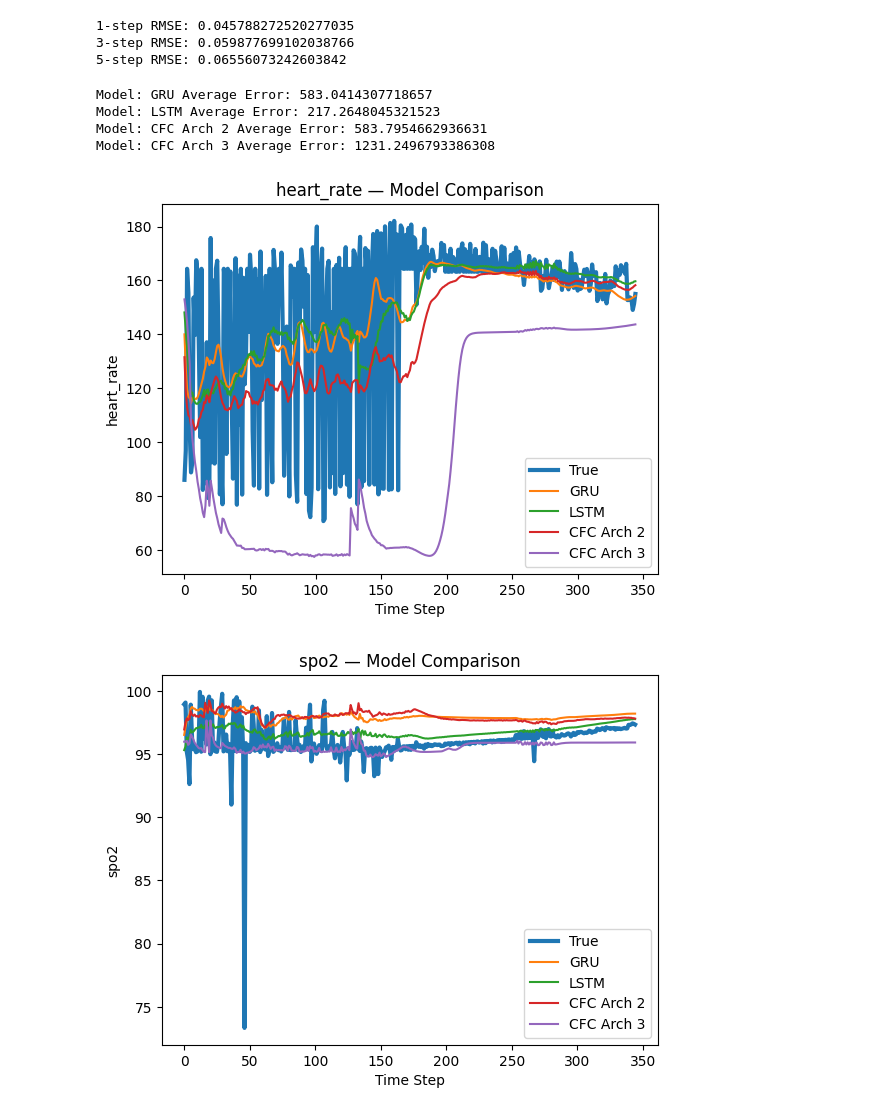
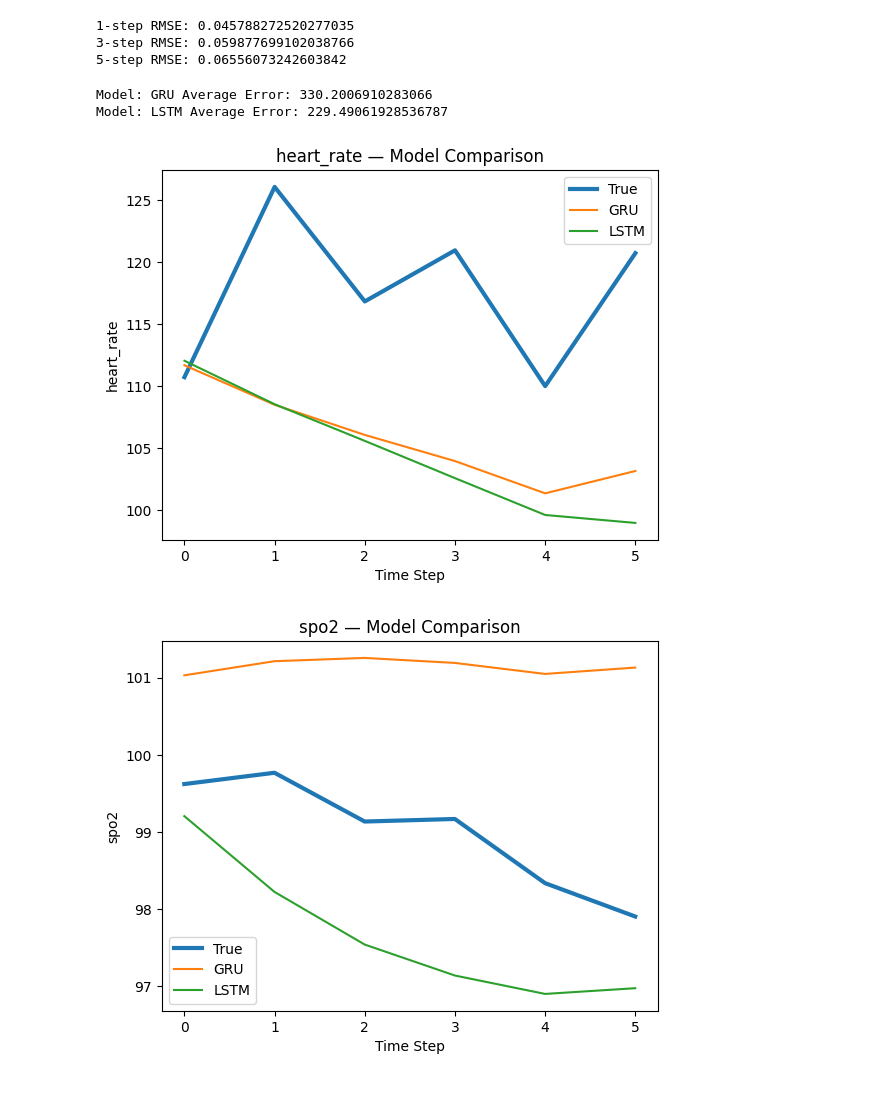
Before and after one commit to theophilus28/LNN-GRU-Comparative, a Jupyter notebook: lnn_setup.ipynb, the cells around one changed output. Cells and saved outputs as stored; diff of their text form; code cells hidden in the pictures.

```diff
--- a/lnn_setup.ipynb
+++ b/lnn_setup.ipynb
@@ -17,10 +17,10 @@ import torch.nn as nn
 import torch.nn.functional as F
 
 DATA_DIR = "data/data"
-OUT_DIR = "icu_batches2"
-MERGED_PATH = "icu_merged2.parquet"
+OUT_DIR = "icu_batches3"
+MERGED_PATH = "icu_merged3.parquet"
 
-BIN_HOURS = 6
+BIN_HOURS = 12
 BATCH_SIZE = 3000
 
 os.makedirs(OUT_DIR, exist_ok=True)
@@ -2502,7 +2507,8 @@ def plot_predictions(true, preds, feature_cols, features_to_plot):
 def compare_models(models_dict, df, icu_id,
                    feature_cols, action_cols,
                    features_to_plot, window_size,
-                   scaler=None,
+                   input_scaler=None,
+                   output_scaler=None,
                    device="cuda"):
 
     results = {}
@@ -2514,7 +2520,8 @@ def compare_models(models_dict, df, icu_id,
             icu_id,
             name,
             window_size=window_size,
-            scaler=scaler,
+            input_scaler=input_scaler,
+            output_scaler=output_scaler,
             device=device
         )
         results[name] = preds
@@ -2572,73 +2579,72 @@ def subjects_to_icu_ids(full_df, subject_ids):
 # prediction and plot run
 
 gru_model = GRUModel()
-gru_model_original = GRUModel()
+#gru_model_original = GRUModel()
 lstm_model = LSTMModel()
-lstm_model_original = LSTMModel()
-cfc_model = CfCNetwork()
-cfc_arch2_model = CfCNetwork2()
-cfc_model_3 = CfCNetwork(dt=3.0)
-cfc_model_02 = CfCNetwork(dt=0.2)
-cfc_arch3_model = CfCNetwork3()
-ltc_model = LTCNetwork()
-ltc_model_optim = OptimizedLTCNetwork(solver="rk4")
-lrc_model = LRCNetwork(cell_type="advanced")
-lrc_model_optim = OptimizedLRCNetwork(cell_type="advanced")
+#lstm_model_original = LSTMModel()
+#cfc_model = CfCNetwork()
+#cfc_arch2_model = CfCNetwork2()
+#cfc_model_3 = CfCNetwork(dt=3.0)
+#cfc_model_02 = CfCNetwork(dt=0.2)
+#cfc_arch3_model = CfCNetwork3()
+#ltc_model = LTCNetwork()
+#ltc_model_optim = OptimizedLTCNetwork(solver="rk4")
+#lrc_model = LRCNetwork(cell_type="advanced")
+#lrc_model_optim = OptimizedLRCNetwork(cell_type="advanced")
 
 gru_model.load_state_dict(torch.load("best_gru.pt"))
 #gru_model_original.load_state_dict(torch.load("best_gru_original.pt"))
 lstm_model.load_state_dict(torch.load("best_lstm.pt"))
 #lstm_model_original.load_state_dict(torch.load("best_lstm_original.pt"))
-cfc_model.load_state_dict(torch.load("best_cfc_relu.pt"))
-cfc_arch2_model.load_state_dict(torch.load("best_cfc_arch2.pt"))
-cfc_arch3_model.load_state_dict(torch.load("best_cfc_arch3.pt"))
+#cfc_model.load_state_dict(torch.load("best_cfc_relu.pt"))
+#cfc_arch2_model.load_state_dict(torch.load("best_cfc_arch2.pt"))
+#cfc_arch3_model.load_state_dict(torch.load("best_cfc_arch3.pt"))
 #cfc_model_3.load_state_dict(torch.load("best_cfc_dt3.pt"))
 #cfc_model_02.load_state_dict(torch.load("best_cfc_dt02.pt"))
-ltc_model.load_state_dict(torch.load("best_ltc.pt"))
-ltc_model_optim.load_state_dict(torch.load("best_ltc_optim.pt"))
-lrc_model.load_state_dict(torch.load("best_lrc.pt"))
-lrc_model_optim.load_state_dict(torch.load("best_lrc_optim.pt"))
+#ltc_model.load_state_dict(torch.load("best_ltc.pt"))
+#ltc_model_optim.load_state_dict(torch.load("best_ltc_optim.pt"))
+#lrc_model.load_state_dict(torch.load("best_lrc.pt"))
+#lrc_model_optim.load_state_dict(torch.load("best_lrc_optim.pt"))
 models = {
     #"CFC": cfc_model,
     "GRU": gru_model,
     "LSTM": lstm_model,
     #"GRU Original": gru_model_original,
     #"LSTM Original": lstm_model_original,
-    "CFC Arch 2": cfc_arch2_model,
+    #"CFC Arch 2": cfc_arch2_model,
     #"CFC dt=3.0": cfc_model_3,
     #"CFC dt=0.2": cfc_model_02,
-    "CFC Arch 3": cfc_arch3_model,
-    "LTC": ltc_model,
-    "LTC Optimized RK4": ltc_model_optim,
-    "LRC": lrc_model,
-    "LRC Optim": lrc_model_optim
+    #"CFC Arch 3": cfc_arch3_model,
+    #"LTC": ltc_model,
+    #"LTC Optimized RK4": ltc_model_optim,
+    #"LRC": lrc_model,
+    #"LRC Optim": lrc_model_optim
 }
 
 features_to_plot = ["heart_rate", "spo2", "dbp", "temperature", "resp_rate", "creatinine",  "platelets"]
 
 
 train_subj, val_subj, test_subj = make_subject_splits(full_df)
 
 train_icu_ids = subjects_to_icu_ids(full_df, train_subj)
 val_icu_ids   = subjects_to_icu_ids(full_df, val_subj)
 test_icu_ids  = subjects_to_icu_ids(full_df, test_subj)
 
 
 compare_models(
     models,
     full_df,
     icu_id=test_icu_ids[0],
-    feature_cols=state_features,
+    feature_cols=input_state_features,
     action_cols=action_features,
     features_to_plot=features_to_plot,
-    window_size = 10,
-    scaler=scaler,
+    window_size = 3,
+    input_scaler=input_scaler,
+    output_scaler=output_scaler,
     device="cuda"
 )
 # %% [output]
-Model: GRU Average Error: 583.0414307718657
-Model: LSTM Average Error: 217.2648045321523
-Model: CFC Arch 2 Average Error: 583.7954662936631
-Model: CFC Arch 3 Average Error: 1231.2496793386308
+Model: GRU Average Error: 330.2006910283066
+Model: LSTM Average Error: 229.49061928536787
-[figure, old version]
+[figure, new version]
-[figure, old version]
+[figure, new version]
```
Also changed, not shown: parts of 8 cells of this notebook.
